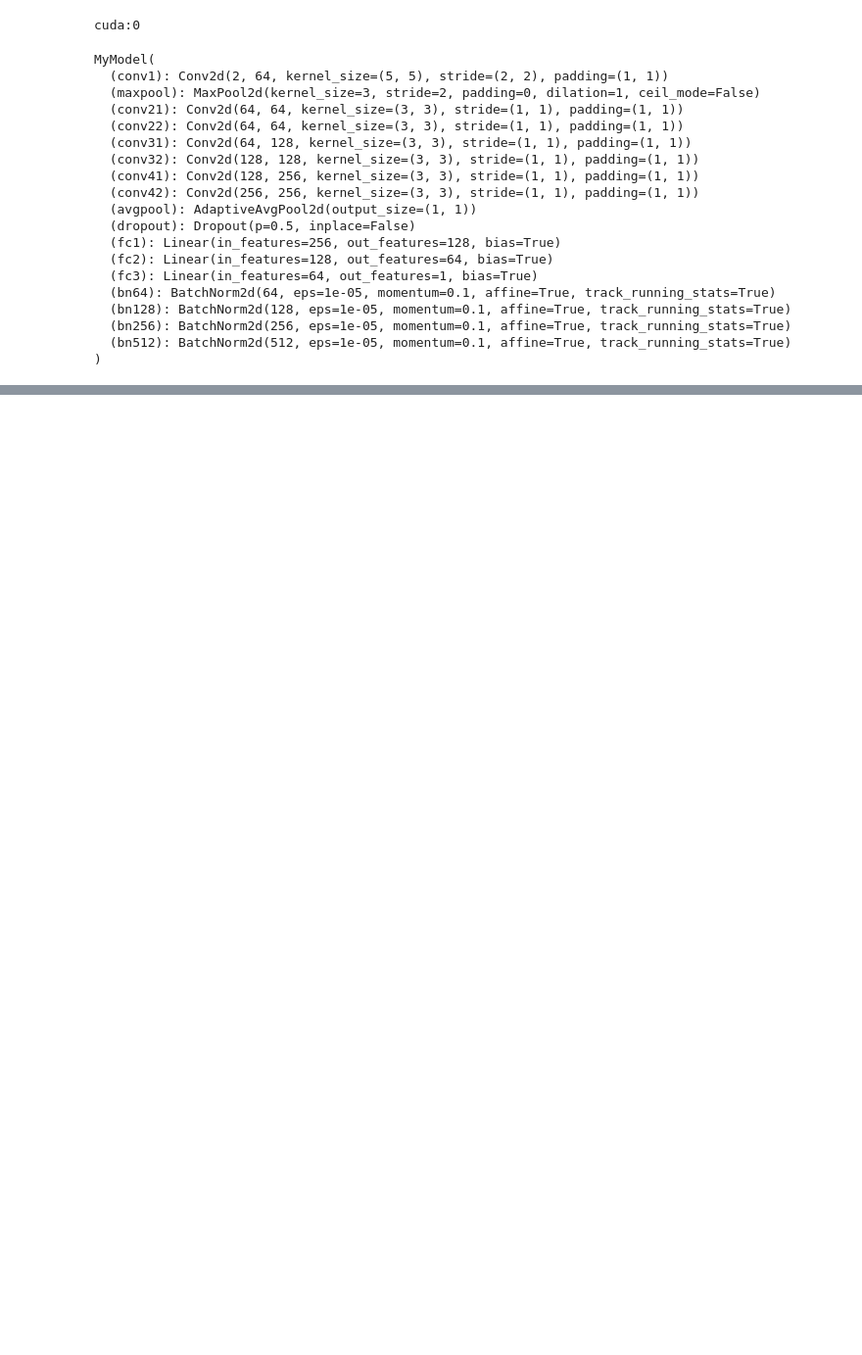
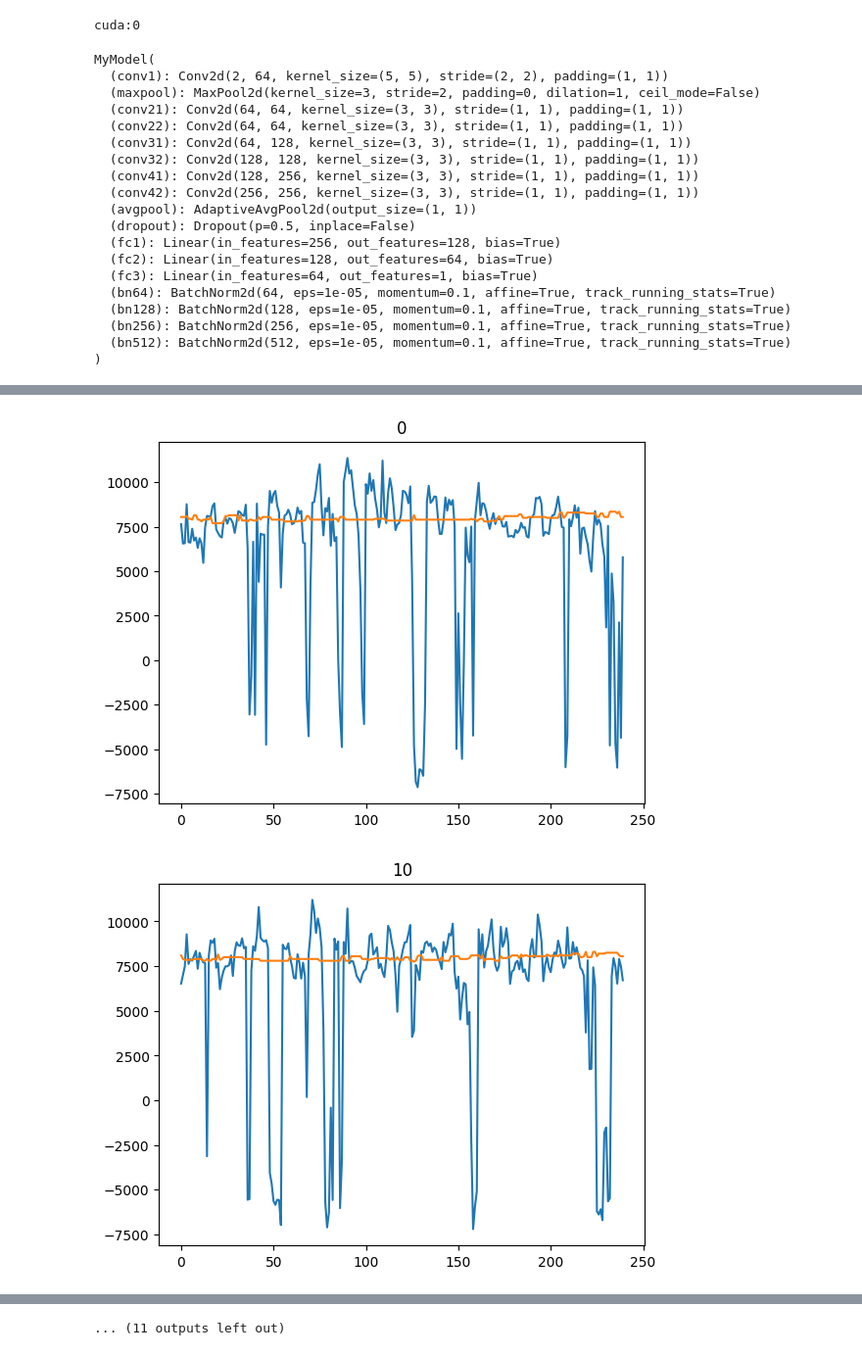
Before and after one commit to nakazawa-atsushi/LiquidLensProject, a Jupyter notebook: predict_depth.ipynb, the cells around one changed output, grey strips where cells are left out. Shown at 98% size. Cells and saved outputs as stored; diff of their text form; code cells hidden in the pictures; blank space fills up the shorter version.

```diff
--- a/predict_depth.ipynb
+++ b/predict_depth.ipynb
@@ -175,0 +177,9 @@ print(gt-DEPTH)
+# %%
+for i in range(0,result2.shape[0],10):
+    plt.plot(result2[i][10:250])
+    plt.plot((gt-DEPTH)[i][10:250])
+    plt.title(i)
+    plt.show()
+# %% [output]
+[figure, added]
+[figure, added]
@@ -176,3 +196,4 @@ print(gt-DEPTH)
+... (11 outputs left out)
 # %%
 # エラーを計算する
 err = np.linalg.norm((gt-DEPTH).flatten()-result2.flatten(),ord=1) / len(result2.flatten())
```
Also changed, not shown: parts of 5 cells of this notebook, 8 other files.
